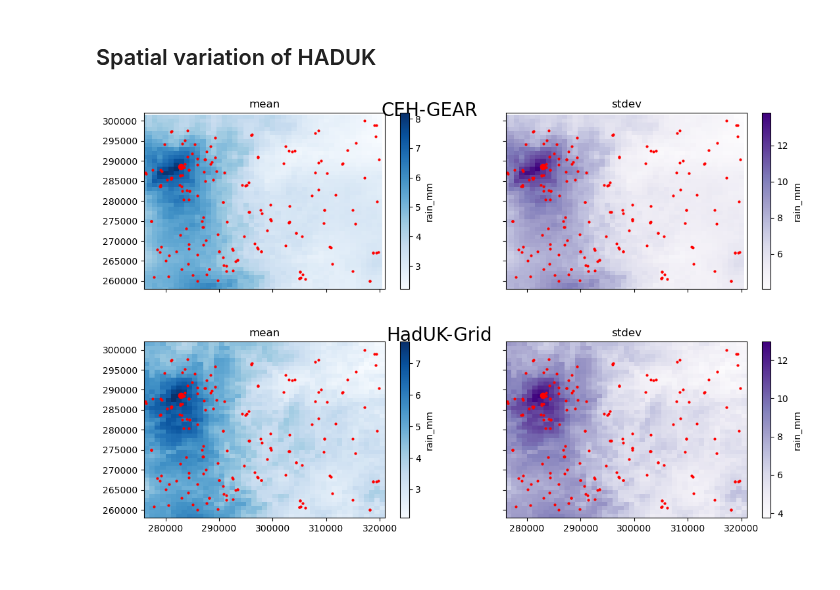
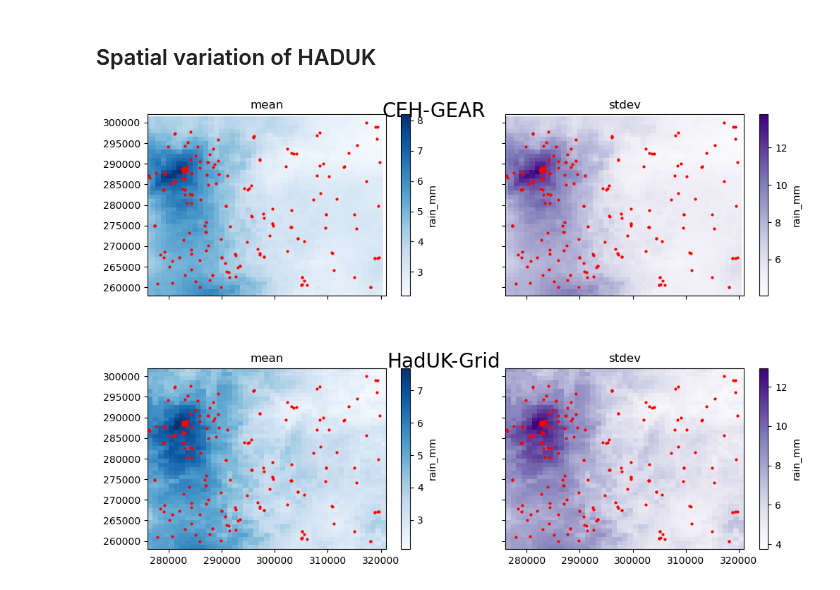
Before and after one commit to Thomasjkeel/FDRI-comparing-rainfall-data-in-upper-severn, a Jupyter notebook: notebooks/Carreg_wen_gauge_vs_grid.ipynb, the cells around one changed output. Saved outputs shown, nothing was run; the diff lists cells and outputs as text; code cells hidden in the pictures.

```diff
--- a/notebooks/Carreg_wen_gauge_vs_grid.ipynb
+++ b/notebooks/Carreg_wen_gauge_vs_grid.ipynb
@@ -330,26 +330,26 @@ def plot_3by3_heatmap_mean_std(dataset, axes_row):
     axes_row[1].plot(CARREG_COORDS['Easting'], CARREG_COORDS['Northing'], 'ro')
     axes_row[1].set_title('stdev')
 # %%
-fig, axes = plt.subplots(2, 2, figsize=(13, 8), sharex=True, sharey=True)
+fig, axes = plt.subplots(2, 2, figsize=(12, 8), sharex=True, sharey=True)
 plot_3by3_heatmap_mean_std(dataset_dir['CEH-GEAR'], axes_row=axes[0])
 plot_3by3_heatmap_mean_std(dataset_dir['HadUK-Grid'], axes_row=axes[1])
 
 for ax in axes.flatten():
     ax.set_xlabel(''); ax.set_ylabel('')
 
 axes[0][0].text(s='CEH-GEAR', x=dataset_dir['CEH-GEAR']['x'].max()+300,\
                               y=dataset_dir['CEH-GEAR']['y'].max()+300,\
                                 size=20)
 
 axes[1][0].text(s='HadUK-Grid', x=dataset_dir['HadUK-Grid']['projection_x_coordinate'].max()+700,\
                               y=dataset_dir['HadUK-Grid']['projection_y_coordinate'].max()+700,\
                                 size=20)
 
 for ax in axes.flatten():
   for plyn_row in plynlimon_metadata.iter_rows(named=True):
     ax.plot(plyn_row['EASTING'], plyn_row['NORTHING'], 'ro', markersize=2)
 
-plt.subplots_adjust(hspace=.3)
+plt.subplots_adjust(hspace=.4)
 # fig.savefig('../figures/ceh_vs_haduk_grid_comparison.png', bbox_inches='tight', dpi=200)
 # %% [output]
-[figure, old version]
+[figure, new version]
```
